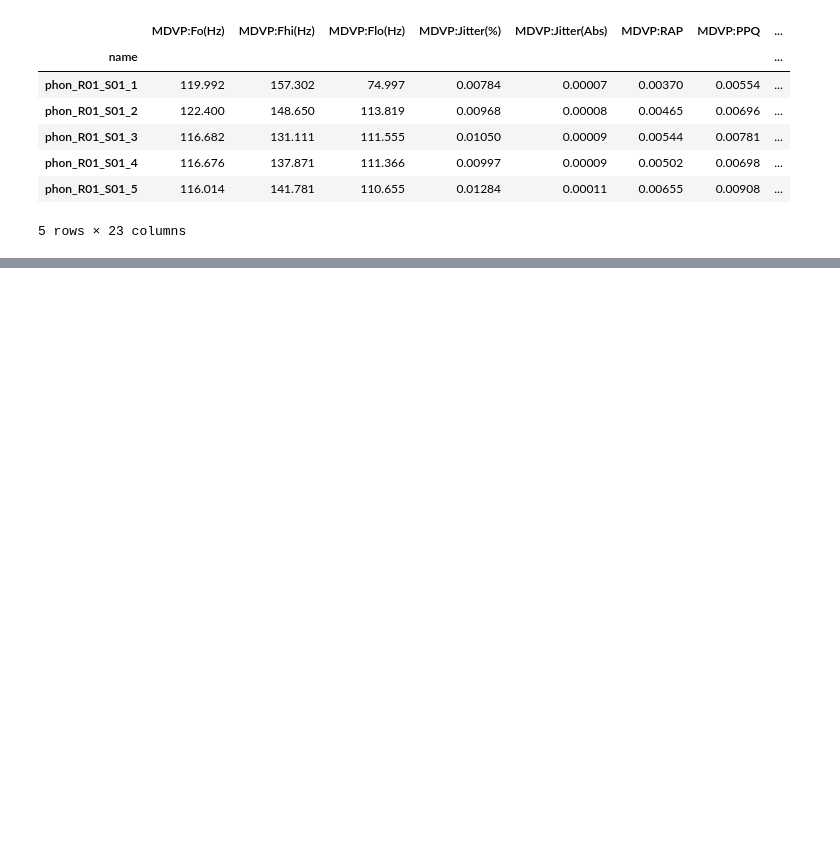
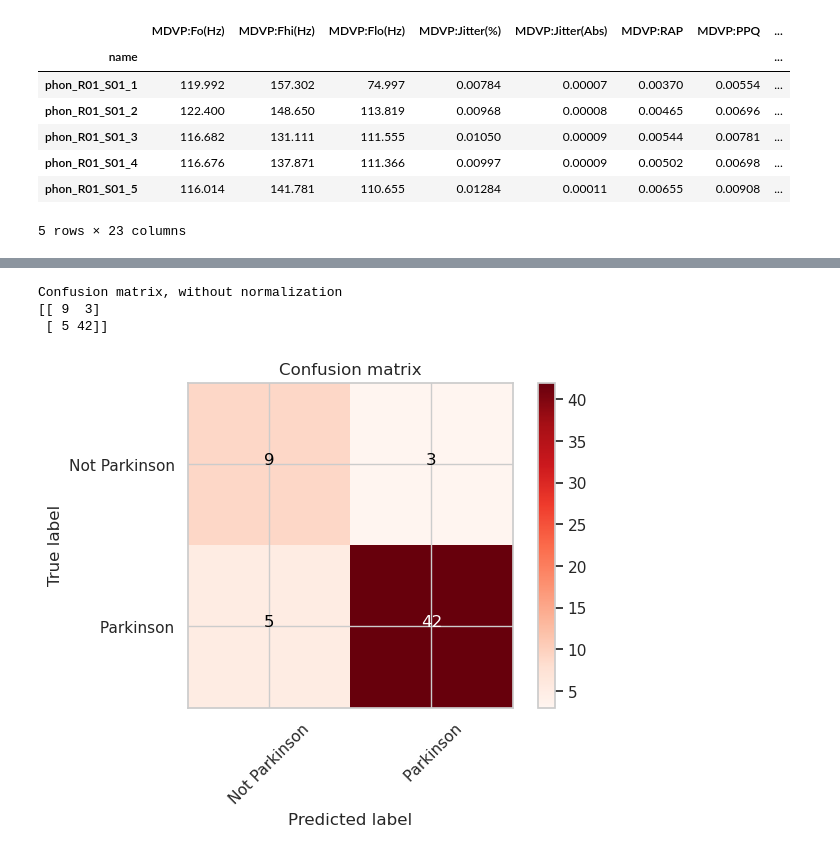
Before and after one commit to HN026/SmartIndiaHackathon, a Jupyter notebook: ParkinsonsDisease/VoiceAnalyser/Parkinson's Detection using Audio.ipynb, the cells around one changed output, grey strips where cells are left out. Saved outputs shown, nothing was run; the diff lists cells and outputs as text; code cells hidden in the pictures; blank space fills up the shorter version.

```diff
--- a/ParkinsonsDisease/VoiceAnalyser/Parkinson's Detection using Audio.ipynb
+++ b/ParkinsonsDisease/VoiceAnalyser/Parkinson's Detection using Audio.ipynb
@@ -54,0 +135,3 @@ data.head()
+# %%
+from sklearn.neighbors import KNeighborsClassifier
+knn = KNeighborsClassifier(n_neighbors=3)
@@ -54,0 +162,7 @@ data.head()
+# %%
+plot_confusion_matrix(confusion_matrix(y_test, y_pred),classes=[ "Not Parkinson", " Parkinson"],title='Confusion matrix', cmap=plt.cm.Reds)
+# %% [output]
+Confusion matrix, without normalization
+[[ 9  3]
+ [ 5 42]]
+[figure, added]
```
Also changed, not shown: parts of 45 cells of this notebook.
